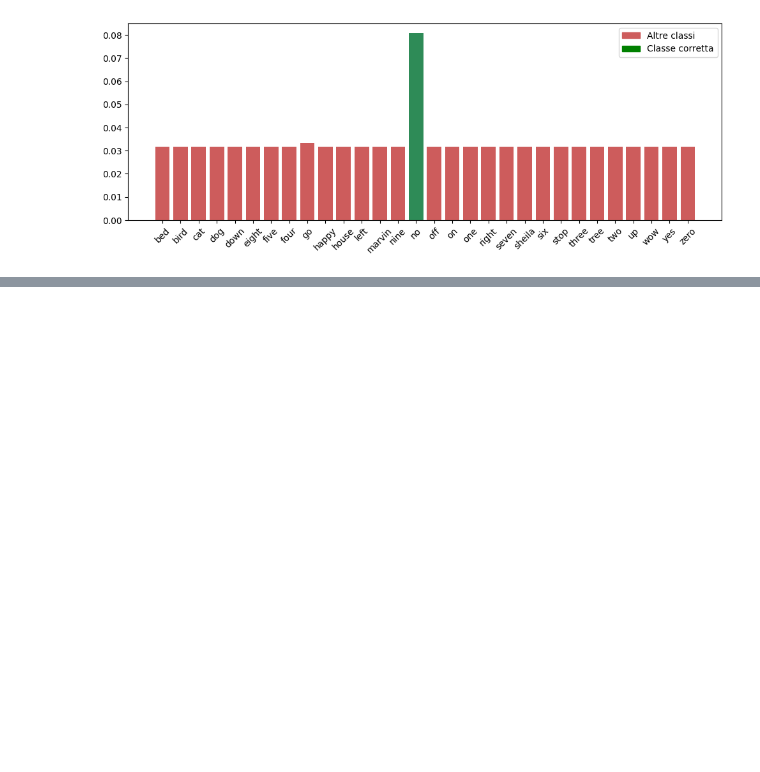
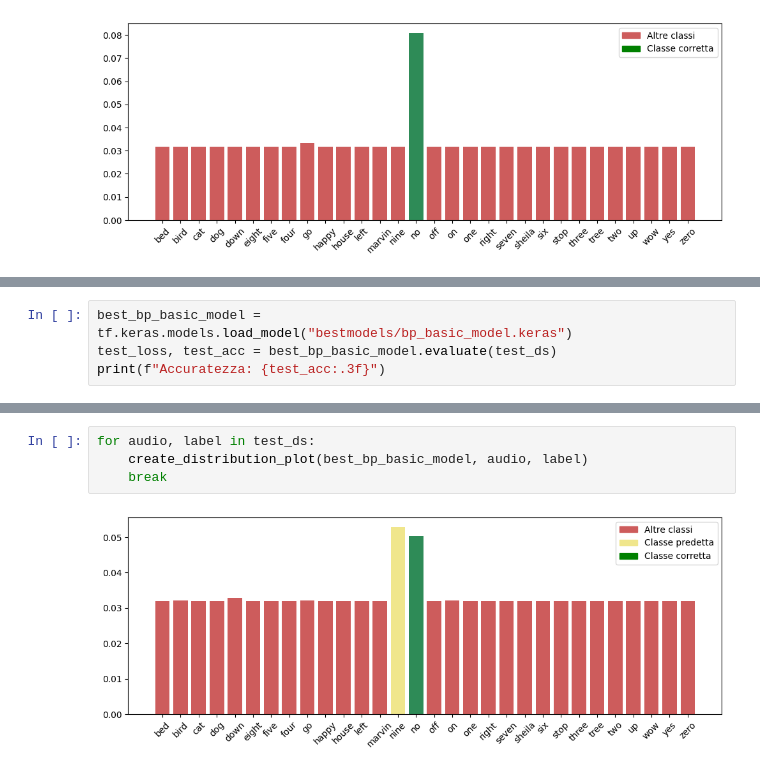
Before and after one commit to HiImGabry/speech-recognition-representation-unica-dl, a Jupyter notebook: Modello_convolutivo.ipynb, the cells around one changed output, grey strips where cells are left out. Saved outputs shown, nothing was run; the diff lists cells and outputs as text; blank space fills up the shorter version.

```diff
--- a/Modello_convolutivo.ipynb
+++ b/Modello_convolutivo.ipynb
@@ -381,0 +478,4 @@ for audio, label in test_ds:
+# %%
+best_bp_basic_model = tf.keras.models.load_model("bestmodels/bp_basic_model.keras")
+test_loss, test_acc = best_bp_basic_model.evaluate(test_ds)
+print(f"Accuratezza: {test_acc:.3f}")
@@ -381,0 +485,6 @@ for audio, label in test_ds:
+# %%
+for audio, label in test_ds:
+    create_distribution_plot(best_bp_basic_model, audio, label)
+    break
+# %% [output]
+[figure, added]
```
Also changed, not shown: parts of 8 cells of this notebook.
